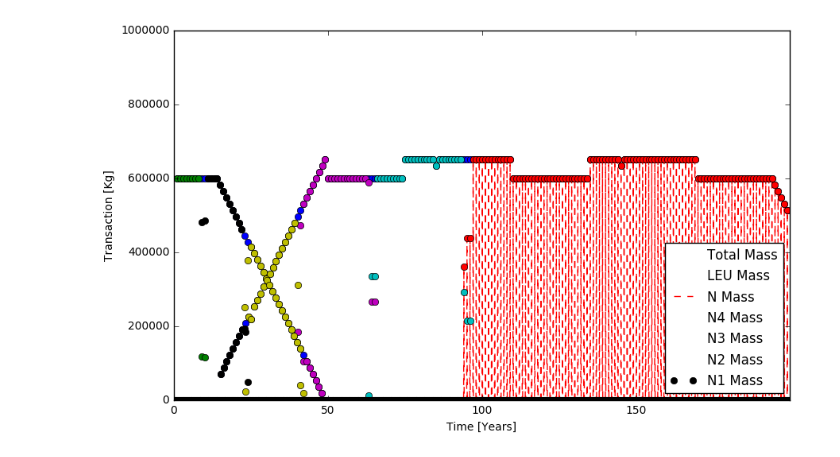
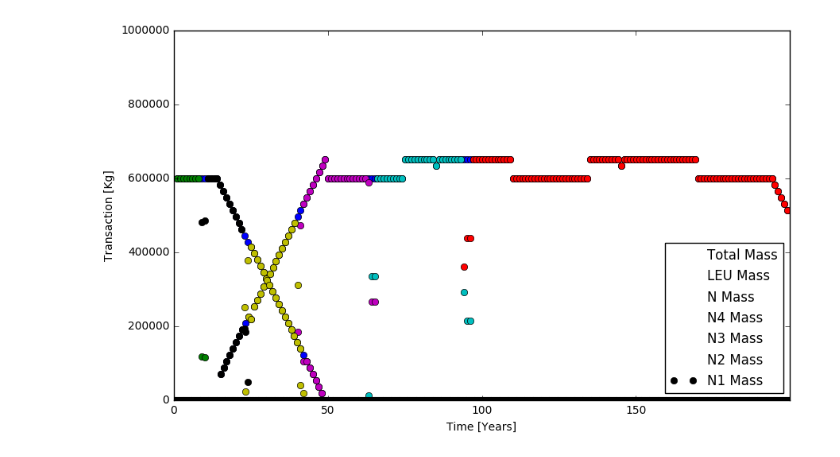
Before and after one commit to Baaaaam/EG30, a Jupyter notebook: EG30_analysis.ipynb, the cells around one changed output. Drawn from its saved outputs; the diff is of its cells as text; code cells hidden in the pictures.

```diff
--- a/EG30_analysis.ipynb
+++ b/EG30_analysis.ipynb
@@ -20,32 +20,32 @@ FBR_dr_trans_dat = pd.DataFrame({'Time': FBR_dr_trans.Time/12., 'Total Mass': FB
 FBR_dr_trans_LEU_dat = pd.DataFrame({'Time': FBR_dr_trans_LEU.Time/12., 'LEU Mass': FBR_dr_trans_LEU.Mass})
 FBR_dr_trans_N1_dat = pd.DataFrame({'Time': FBR_dr_trans_N_1.Time/12., 'N1 Mass': FBR_dr_trans_N_1.Mass})
 FBR_dr_trans_N2_dat = pd.DataFrame({'Time': FBR_dr_trans_N_2.Time/12., 'N2 Mass': FBR_dr_trans_N_2.Mass})
 FBR_dr_trans_N3_dat = pd.DataFrame({'Time': FBR_dr_trans_N_3.Time/12., 'N3 Mass': FBR_dr_trans_N_3.Mass})
 FBR_dr_trans_N4_dat = pd.DataFrame({'Time': FBR_dr_trans_N_4.Time/12., 'N4 Mass': FBR_dr_trans_N_4.Mass})
 FBR_dr_trans_N_dat = pd.DataFrame({'Time': FBR_dr_trans_N.Time/12., 'N Mass': FBR_dr_trans_N.Mass})
 
 
 e1x = FBR_dr_trans_dat.plot(x='Time', y='Total Mass', figsize=(10, 6), linestyle=' ', marker='o')
 FBR_dr_trans_LEU_dat.plot(x='Time', y='LEU Mass', ax=e1x, marker='o', linestyle=' ')
-FBR_dr_trans_N_dat.plot(x='Time', y='N Mass', ax=e1x,  marker='o', linestyle='--')
+FBR_dr_trans_N_dat.plot(x='Time', y='N Mass', ax=e1x,  marker='o', linestyle=' ')
 FBR_dr_trans_N4_dat.plot(x='Time', y='N4 Mass', ax=e1x,  marker='o', linestyle=' ')
 FBR_dr_trans_N3_dat.plot(x='Time', y='N3 Mass', ax=e1x,  marker='o', linestyle=' ')
 FBR_dr_trans_N2_dat.plot(x='Time', y='N2 Mass', ax=e1x,  marker='o', linestyle=' ')
 FBR_dr_trans_N1_dat.plot(x='Time', y='N1 Mass', ax=e1x,  marker='o', linestyle=' ')
 
 
 
 
 
 
 #FBR_dr_trans_LEU_dat.plot(x='Time', y='LEU Mass', ax=e1x)
 
 
 
 
 plt.ylim([0,1000000])
 plt.xlabel('Time [Years]')
 plt.ylabel('Transaction [Kg]')
 plt.savefig('trans.png', dpi=326)
 # %% [output]
-[figure, old version]
+[figure, new version]
```
Also changed, not shown: parts of 8 cells of this notebook, 2 other files.
